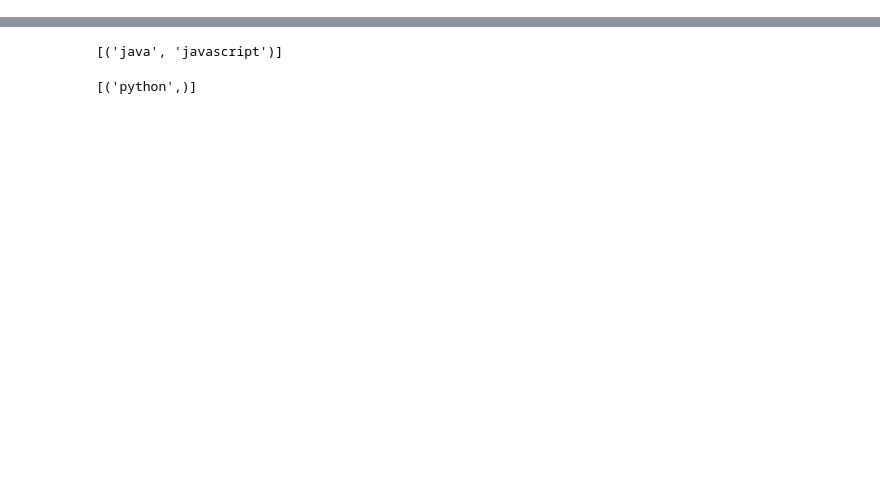
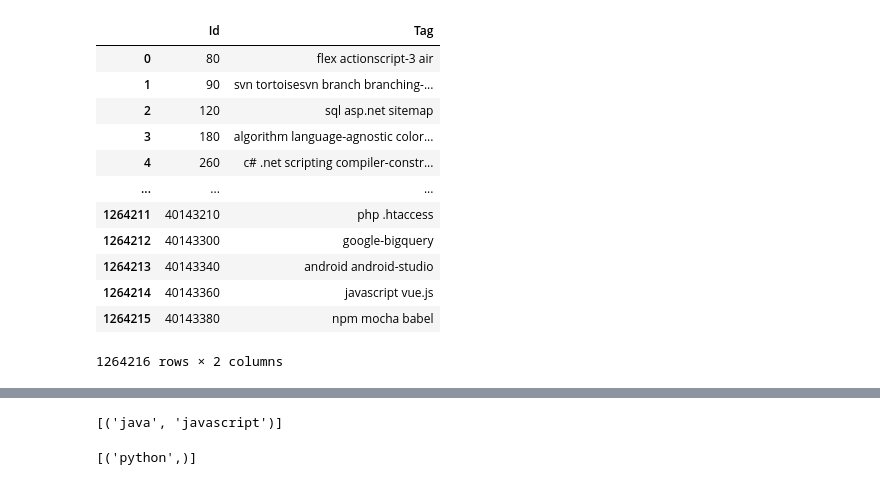
Before and after one commit to ishika9/Stack-Overflow-tag-prediction, a Jupyter notebook: Stack_overflow_label_prediction_project.ipynb, the cells around one changed output, grey strips where cells are left out. Saved outputs shown, nothing was run; the diff lists cells and outputs as text; code cells hidden in the pictures; blank space fills up the shorter version.

```diff
--- a/Stack_overflow_label_prediction_project.ipynb
+++ b/Stack_overflow_label_prediction_project.ipynb
@@ -538,0 +6,3 @@ Implementation of model
+# %%
+df_Ques = pd.read_csv('Questions.csv', encoding = 'latin')
+df_Tags = pd.read_csv('Tags.csv', encoding = 'latin')
@@ -538,0 +29,3 @@ Implementation of model
+# %%
+df_Tags['Tag'] = df_Tags['Tag'].astype(str)
+grouped_tags = df_Tags.groupby('Id')['Tag'].apply(lambda tags: ' '.join(tags))
@@ -538,0 +42,4 @@ Implementation of model
+# %%
+grouped_t = grouped_tags
+# %%
+grouped_tags = grouped_t
@@ -538,0 +56,16 @@ Implementation of model
+# %%
+grouped_tags.reset_index()
+# %% [output]
+|  | Id | Tag |
+| 0 | 80 | flex actionscript-3 air |
+| 1 | 90 | svn tortoisesvn branch branching-... |
+| 2 | 120 | sql asp.net sitemap |
+| 3 | 180 | algorithm language-agnostic color... |
+| 4 | 260 | c# .net scripting compiler-constr... |
+| ... | ... | ... |
+| 1264211 | 40143210 | php .htaccess |
+| 1264212 | 40143300 | google-bigquery |
+| 1264213 | 40143340 | android android-studio |
+| 1264214 | 40143360 | javascript vue.js |
+| 1264215 | 40143380 | npm mocha babel |
+1264216 rows × 2 columns
```
Also changed, not shown: parts of 110 cells of this notebook.
